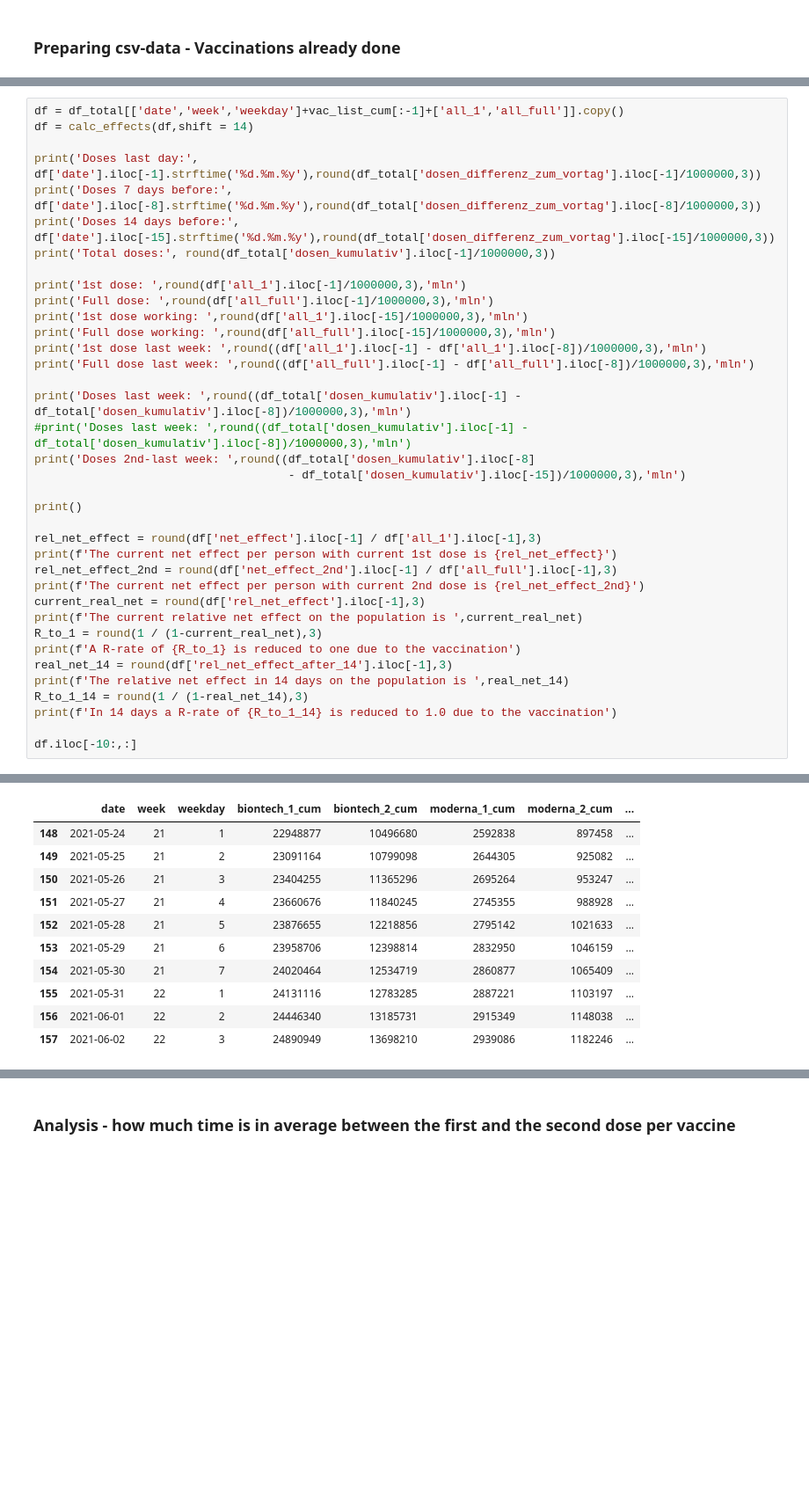
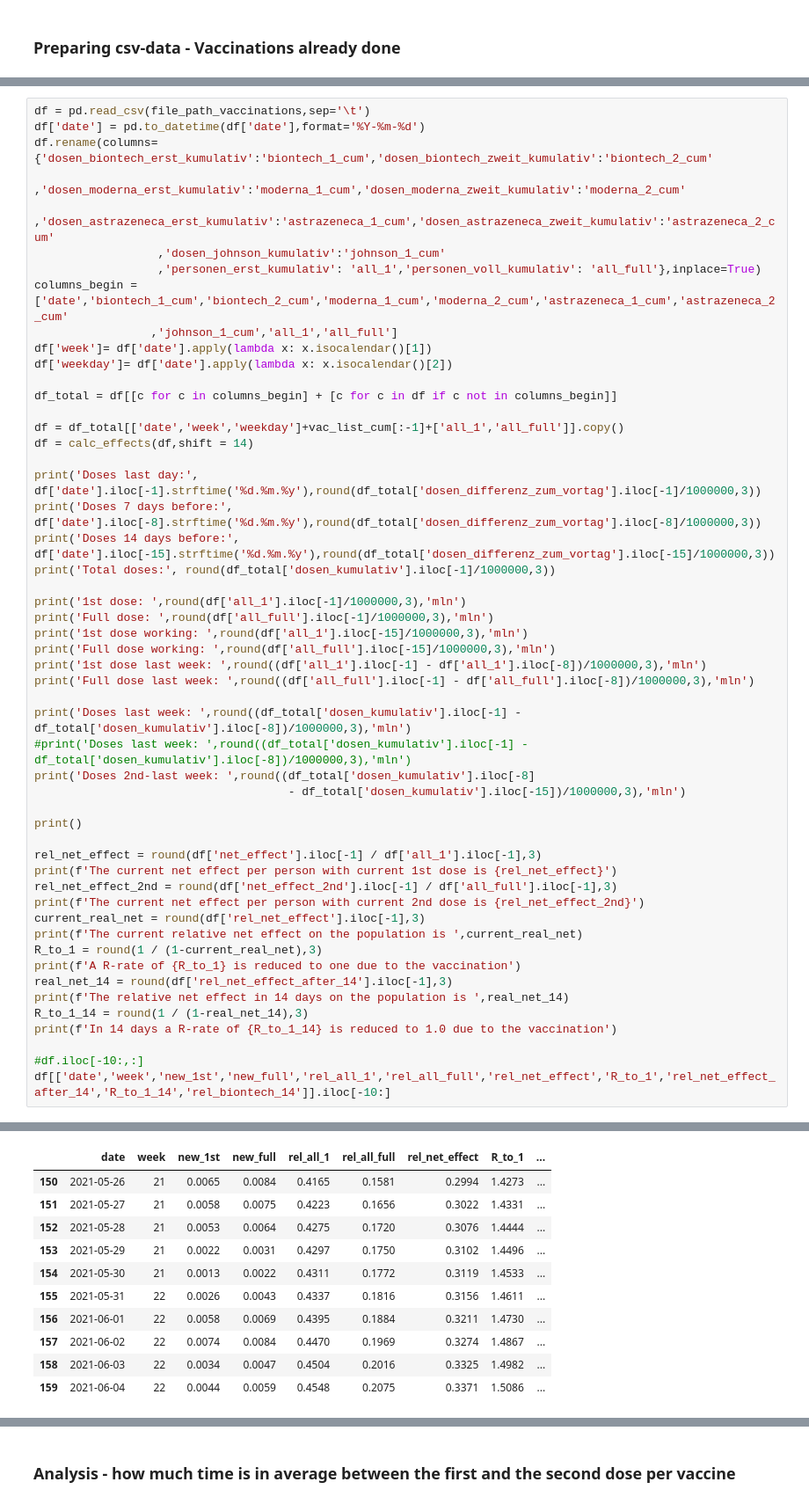
Before and after one commit to ThomasRegier/corona_vaccination_effect_predictor, a Jupyter notebook: Corona-Vaccination-Calculator.ipynb, the cells around one changed output, grey strips where cells are left out. Shown at 88% size. Cells and saved outputs as stored; diff of their text form; blank space fills up the shorter version.

```diff
--- a/Corona-Vaccination-Calculator.ipynb
+++ b/Corona-Vaccination-Calculator.ipynb
@@ -66,4 +47,18 @@ df_total.iloc[-5:]
 # %%
+df = pd.read_csv(file_path_vaccinations,sep='\t')
+df['date'] = pd.to_datetime(df['date'],format='%Y-%m-%d')
+df.rename(columns={'dosen_biontech_erst_kumulativ':'biontech_1_cum','dosen_biontech_zweit_kumulativ':'biontech_2_cum'
+                  ,'dosen_moderna_erst_kumulativ':'moderna_1_cum','dosen_moderna_zweit_kumulativ':'moderna_2_cum'
+                  ,'dosen_astrazeneca_erst_kumulativ':'astrazeneca_1_cum','dosen_astrazeneca_zweit_kumulativ':'astrazeneca_2_cum'
+                  ,'dosen_johnson_kumulativ':'johnson_1_cum'
+                  ,'personen_erst_kumulativ': 'all_1','personen_voll_kumulativ': 'all_full'},inplace=True)
+columns_begin = ['date','biontech_1_cum','biontech_2_cum','moderna_1_cum','moderna_2_cum','astrazeneca_1_cum','astrazeneca_2_cum'
+                 ,'johnson_1_cum','all_1','all_full']
+df['week']= df['date'].apply(lambda x: x.isocalendar()[1])
+df['weekday']= df['date'].apply(lambda x: x.isocalendar()[2])
+
+df_total = df[[c for c in columns_begin] + [c for c in df if c not in columns_begin]]
+
 df = df_total[['date','week','weekday']+vac_list_cum[:-1]+['all_1','all_full']].copy()
 df = calc_effects(df,shift = 14)
 
@@ -99,5 +94,6 @@ print(f'The relative net effect in 14 days on the population is ',real_net_14)
 R_to_1_14 = round(1 / (1-real_net_14),3)
 print(f'In 14 days a R-rate of {R_to_1_14} is reduced to 1.0 due to the vaccination')
 
-df.iloc[-10:,:]
+#df.iloc[-10:,:]
+df[['date','week','new_1st','new_full','rel_all_1','rel_all_full','rel_net_effect','R_to_1','rel_net_effect_after_14','R_to_1_14','rel_biontech_14']].iloc[-10:]
 # %% [output]
@@ -123,11 +119,11 @@ In 14 days a R-rate of 1.613 is reduced to 1.0 due to the vaccination
-|  | date | week | weekday | biontech_1_cum | biontech_2_cum | moderna_1_cum | moderna_2_cum | ... |
-| 148 | 2021-05-24 | 21 | 1 | 22948877 | 10496680 | 2592838 | 897458 | ... |
-| 149 | 2021-05-25 | 21 | 2 | 23091164 | 10799098 | 2644305 | 925082 | ... |
-| 150 | 2021-05-26 | 21 | 3 | 23404255 | 11365296 | 2695264 | 953247 | ... |
-| 151 | 2021-05-27 | 21 | 4 | 23660676 | 11840245 | 2745355 | 988928 | ... |
-| 152 | 2021-05-28 | 21 | 5 | 23876655 | 12218856 | 2795142 | 1021633 | ... |
-| 153 | 2021-05-29 | 21 | 6 | 23958706 | 12398814 | 2832950 | 1046159 | ... |
-| 154 | 2021-05-30 | 21 | 7 | 24020464 | 12534719 | 2860877 | 1065409 | ... |
-| 155 | 2021-05-31 | 22 | 1 | 24131116 | 12783285 | 2887221 | 1103197 | ... |
-| 156 | 2021-06-01 | 22 | 2 | 24446340 | 13185731 | 2915349 | 1148038 | ... |
-| 157 | 2021-06-02 | 22 | 3 | 24890949 | 13698210 | 2939086 | 1182246 | ... |
+|  | date | week | new_1st | new_full | rel_all_1 | rel_all_full | rel_net_effect | R_to_1 | ... |
+| 150 | 2021-05-26 | 21 | 0.0065 | 0.0084 | 0.4165 | 0.1581 | 0.2994 | 1.4273 | ... |
+| 151 | 2021-05-27 | 21 | 0.0058 | 0.0075 | 0.4223 | 0.1656 | 0.3022 | 1.4331 | ... |
+| 152 | 2021-05-28 | 21 | 0.0053 | 0.0064 | 0.4275 | 0.1720 | 0.3076 | 1.4444 | ... |
+| 153 | 2021-05-29 | 21 | 0.0022 | 0.0031 | 0.4297 | 0.1750 | 0.3102 | 1.4496 | ... |
+| 154 | 2021-05-30 | 21 | 0.0013 | 0.0022 | 0.4311 | 0.1772 | 0.3119 | 1.4533 | ... |
+| 155 | 2021-05-31 | 22 | 0.0026 | 0.0043 | 0.4337 | 0.1816 | 0.3156 | 1.4611 | ... |
+| 156 | 2021-06-01 | 22 | 0.0058 | 0.0069 | 0.4395 | 0.1884 | 0.3211 | 1.4730 | ... |
+| 157 | 2021-06-02 | 22 | 0.0074 | 0.0084 | 0.4470 | 0.1969 | 0.3274 | 1.4867 | ... |
+| 158 | 2021-06-03 | 22 | 0.0034 | 0.0047 | 0.4504 | 0.2016 | 0.3325 | 1.4982 | ... |
+| 159 | 2021-06-04 | 22 | 0.0044 | 0.0059 | 0.4548 | 0.2075 | 0.3371 | 1.5086 | ... |
```
Also changed, not shown: parts of 14 cells of this notebook, 3 other files.
